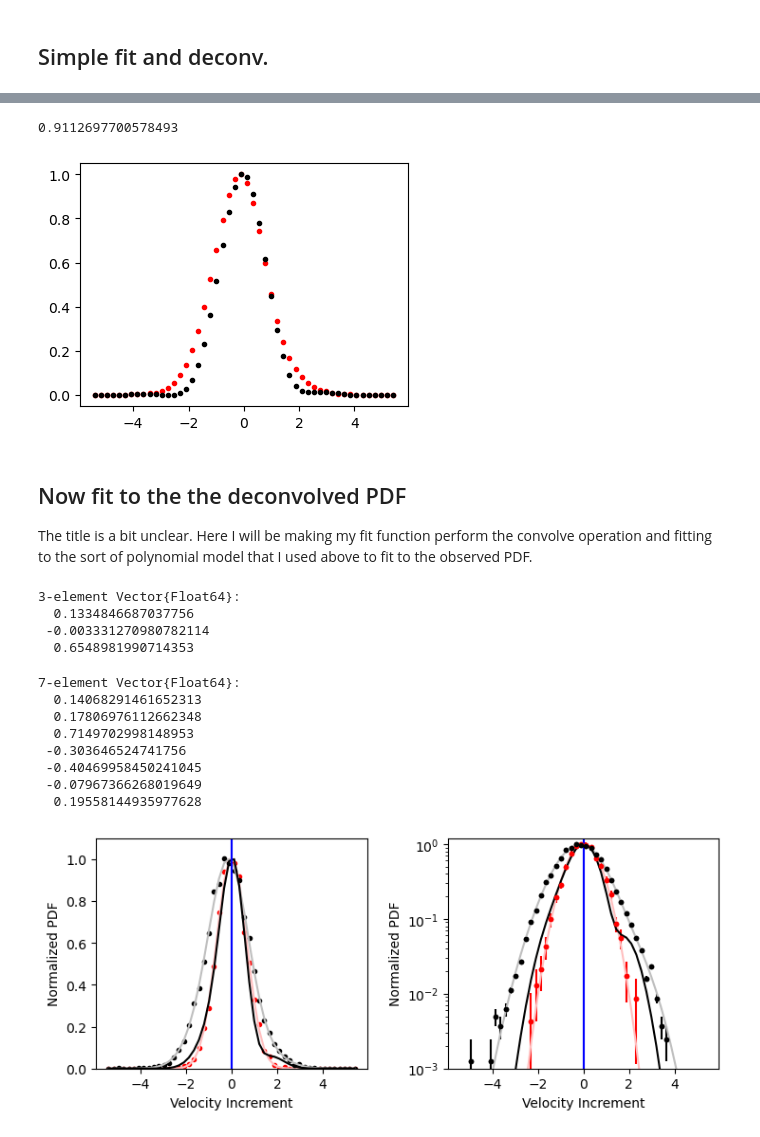
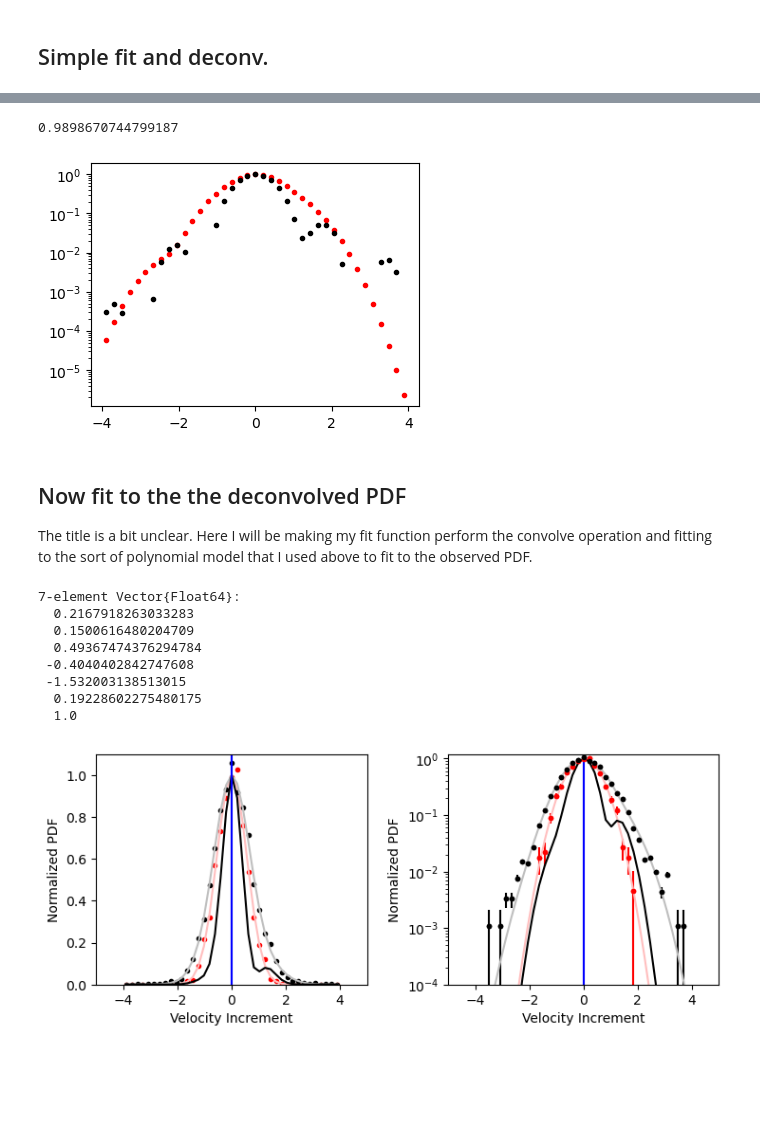
Before and after one commit to ispielma/anaysis_julia, a Jupyter notebook: 2024_02_27_Deconvolve_PDF/2024_02_27_Deconvolve_PDF.ipynb, the cells around one changed output, grey strips where cells are left out. Cells and saved outputs as stored; diff of their text form; code cells hidden in the pictures; blank space fills up the shorter version.

```diff
--- a/2024_02_27_Deconvolve_PDF/2024_02_27_Deconvolve_PDF.ipynb
+++ b/2024_02_27_Deconvolve_PDF/2024_02_27_Deconvolve_PDF.ipynb
@@ -125,7 +168,7 @@ lb = [0.1, -0.5, 0.01, -1.0, -1.0, -1.0, -1.0, -1.0, -1.0]
 ub = [10.0, 0.5, 10, 1.0, 1.0, 1.0, 1.0, 1.0, 1.0]
 
 # There are 8776 points in the turb dataset
-n = 8776.0
+n = 8012 # 8776.0
 w_turb = [(n * d + 1)^-0.5 for d in v_turb_hist_data] .* n
 turb_fit = LsqFit.curve_fit(gauss_model_turb, v_turb_hist_x, v_turb_hist_data, w_turb, p0, lower=lb, upper=ub);
 # %%
@@ -192,5 +235,5 @@ plt.gcf()
 # %%
-reg = 0.1
+reg = 0.01
 
 # Now I will zero pad both data sets
 
@@ -216,29 +259,29 @@ deconv = deconv[(length(v_bec_hist_data)+1):(2*length(v_bec_hist_data))]
 
 sum(deconv)
 # %% [output]
-0.9112697700578493
+0.9898670744799187
 # %%
 fig = plt.figure(figsize=Tuple([4, 3]))
 ax_dict = fig.subplot_mosaic(
     "A",
     gridspec_kw=Dict(
         "bottom" => 0.12,
         "top" => 0.93,
         "left" => 0.15,
         "right" => 0.97,
         "wspace" => 0.1,
         "hspace" => 0.4,
     ),
 )
 
 m = gauss_model_turb(v_turb_hist_x, LsqFit.coef(turb_fit))
 ax_dict["A"].plot(v_turb_hist_x, m ./ maximum(m), "r.")
 ax_dict["A"].plot(v_turb_hist_x, deconv ./ maximum(deconv), "k.")
-# ax_dict["A"].set_yscale("log")
+ax_dict["A"].set_yscale("log")
 
 plt.gcf()
 # %% [output]
-[figure, old version]
+[figure, new version]
 # %% [markdown]
 ## Now fit to the the deconvolved PDF
 
@@ -276,13 +321,6 @@ function (a::ConvolveGauss)(y, p)
     # println(typeof(d), " , ", typeof(a.kernel))
     # return DSP.conv(d, a.kernel)
 end
-# %%
-bec_fit_temp
-# %% [output]
-3-element Vector{Float64}:
-  0.1334846687037756
- -0.003331270980782114
-  0.6548981990714353
 # %%
 # Fit turbulant data to conv_model
 model = Gauss(4)
@@ -293,8 +331,8 @@ conv_model = ConvolveGauss(model, gauss_model_bec(v_bec_hist_x, bec_fit_temp));
 # conv_model = ConvolveGauss(model, v_bec_hist_data); # This convolves with the actual data.
 
 p0 = [1.1, 0.0, 1.0, 0.0, 0.0, 0.0, 0.0]
-lb = [0.1, -0.5, 0.01, -1.0, -1.0, -1.0, -1.0]
-ub = [10.0, 0.5, 10, 1.0, 1.0, 1.0, 1.0]
+lb = [0.1, -0.5, 0.01, -1.0, -8, -1, -1]
+ub = [10.0, 0.5, 1, 1.0, 5.0, 1, 1.0]
 
 # There are 8776 points in the turb dataset
 n = 1.0 / 8776.0
@@ -303,13 +341,13 @@ turb_fit = LsqFit.curve_fit(conv_model, v_turb_hist_x, v_turb_hist_data, w_turb,
 LsqFit.coef(turb_fit)
 # %% [output]
 7-element Vector{Float64}:
-  0.14068291461652313
-  0.17806976112662348
-  0.7149702998148953
- -0.303646524741756
- -0.40469958450241045
- -0.07967366268019649
-  0.19558144935977628
+  0.2167918263033283
+  0.1500616480204709
+  0.49367474376294784
+ -0.4040402842747608
+ -1.532003138513015
+  0.19228602275480175
+  1.0
 # %%
 # Plot the PDFs as well as the fit
 
@@ -365,8 +403,12 @@ ax_dict["B"].axvline(0.0, color="b")
 ax_dict["B"].set_yscale("log")
 
 ax_dict["A"].set_ylim([0, 1.1])
-ax_dict["B"].set_ylim([1e-3, 1.2])
+ax_dict["B"].set_ylim([1e-4, 1.2])
+
+
+ax_dict["A"].set_xlim([-5,5])
+ax_dict["B"].set_xlim([-5, 5])
 
 plt.gcf()
 # %% [output]
-[figure, old version]
+[figure, new version]
```
Also changed, not shown: parts of 12 cells of this notebook, 4 other files.
